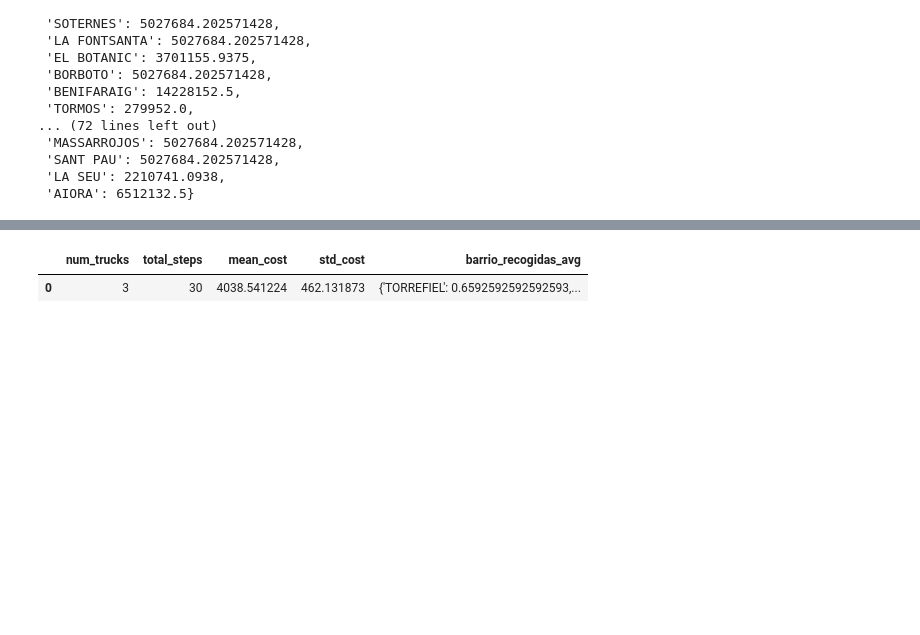
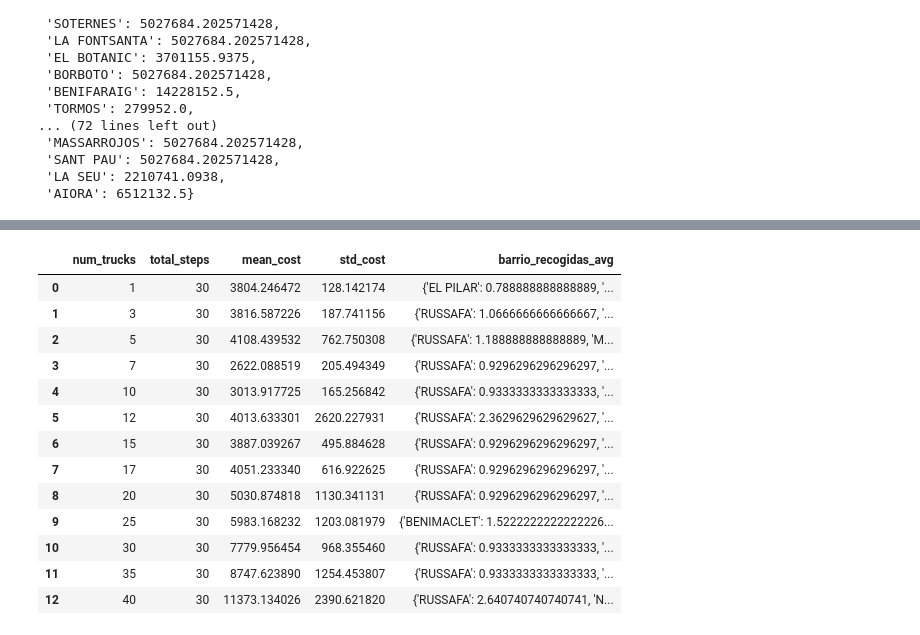
Before and after one commit to kev-usrr/SIM_FINAL, a Jupyter notebook: melodie2.ipynb, the cells around one changed output, grey strips where cells are left out. Cells and saved outputs as stored; diff of their text form; code cells hidden in the pictures; blank space fills up the shorter version.

```diff
--- a/melodie2.ipynb
+++ b/melodie2.ipynb
@@ -575,23 +578,3 @@ class WasteCollectionModel(Model):
 
         df.to_csv(os.path.join(self.config.data_dir, f"truck_routes_{num_files + 1}.csv"), index=False)
         print("\nDatos de las rutas guardados en truck_routes_{}.csv".format(num_files + 1))
-# %%
-import time
-times = []
-num_trucks_list = [3]
-total_steps_list = [30]
-for num_trucks in  num_trucks_list:
-    for total_steps in total_steps_list:
-        for simulacion in range(10):
-            print(f"Simulación con {num_trucks} y {total_steps}")
-            simulator = Simulator(
-                config=WasteCollectionConfig(num_trucks = num_trucks ,
-                                             total_steps = total_steps),
-                scenario_cls=WasteCollectionScenario,
-                data_loader_cls=WasteCollectionDataLoader,
-                model_cls=WasteCollectionModel
-            )
-            t1 = time.time()
-            simulator.run()
-            t2 = time.time()
-            times.append(t2-t1)
@@ -805,3 +727,24 @@ def get_statistics(num_files_per_exp=10,
   # Mostrar los resultados en un DataFrame
   df_estadisticas = pd.DataFrame(estadisticas2)
   return df_estadisticas
+# %%
+import time
+times = []
+num_trucks_list = [1,3,5,7,10,12,15,17,20,25,30,35,40]
+total_steps_list = [30]
+num_files_per_exp = 10
+for num_trucks in  num_trucks_list:
+    for total_steps in total_steps_list:
+        for simulacion in range(num_files_per_exp):
+            print(f"Simulación con {num_trucks} y {total_steps}")
+            simulator = Simulator(
+                config=WasteCollectionConfig(num_trucks = num_trucks ,
+                                             total_steps = total_steps),
+                scenario_cls=WasteCollectionScenario,
+                data_loader_cls=WasteCollectionDataLoader,
+                model_cls=WasteCollectionModel
+            )
+            t1 = time.time()
+            simulator.run()
+            t2 = time.time()
+            times.append(t2-t1)
@@ -808,9 +769,23 @@ def get_statistics(num_files_per_exp=10,
 # %%
-df_estadisticas = get_statistics(num_trucks_list=num_trucks_list, total_steps_list=total_steps_list, num_files_per_exp=10)
+df_estadisticas = get_statistics(num_trucks_list=num_trucks_list,
+                                 total_steps_list=total_steps_list,
+                                 num_files_per_exp=num_files_per_exp)
 df_estadisticas
 # %% [output]
 |  | num_trucks | total_steps | mean_cost | std_cost | barrio_recogidas_avg |
-| 0 | 3 | 30 | 4038.541224 | 462.131873 | {'TORREFIEL': 0.6592592592592593,... |
+| 0 | 1 | 30 | 3804.246472 | 128.142174 | {'EL PILAR': 0.788888888888889, '... |
+| 1 | 3 | 30 | 3816.587226 | 187.741156 | {'RUSSAFA': 1.0666666666666667, '... |
+| 2 | 5 | 30 | 4108.439532 | 762.750308 | {'RUSSAFA': 1.188888888888889, 'M... |
+| 3 | 7 | 30 | 2622.088519 | 205.494349 | {'RUSSAFA': 0.9296296296296297, '... |
+| 4 | 10 | 30 | 3013.917725 | 165.256842 | {'RUSSAFA': 0.9333333333333333, '... |
+| 5 | 12 | 30 | 4013.633301 | 2620.227931 | {'RUSSAFA': 2.3629629629629627, '... |
+| 6 | 15 | 30 | 3887.039267 | 495.884628 | {'RUSSAFA': 0.9296296296296297, '... |
+| 7 | 17 | 30 | 4051.233340 | 616.922625 | {'RUSSAFA': 0.9296296296296297, '... |
+| 8 | 20 | 30 | 5030.874818 | 1130.341131 | {'RUSSAFA': 0.9296296296296297, '... |
+| 9 | 25 | 30 | 5983.168232 | 1203.081979 | {'BENIMACLET': 1.5222222222222226... |
+| 10 | 30 | 30 | 7779.956454 | 968.355460 | {'RUSSAFA': 0.9333333333333333, '... |
+| 11 | 35 | 30 | 8747.623890 | 1254.453807 | {'RUSSAFA': 0.9333333333333333, '... |
+| 12 | 40 | 30 | 11373.134026 | 2390.621820 | {'RUSSAFA': 2.640740740740741, 'N... |
 # %%
 import matplotlib.pyplot as plt
 
```
Also changed, not shown: parts of 11 cells of this notebook.
